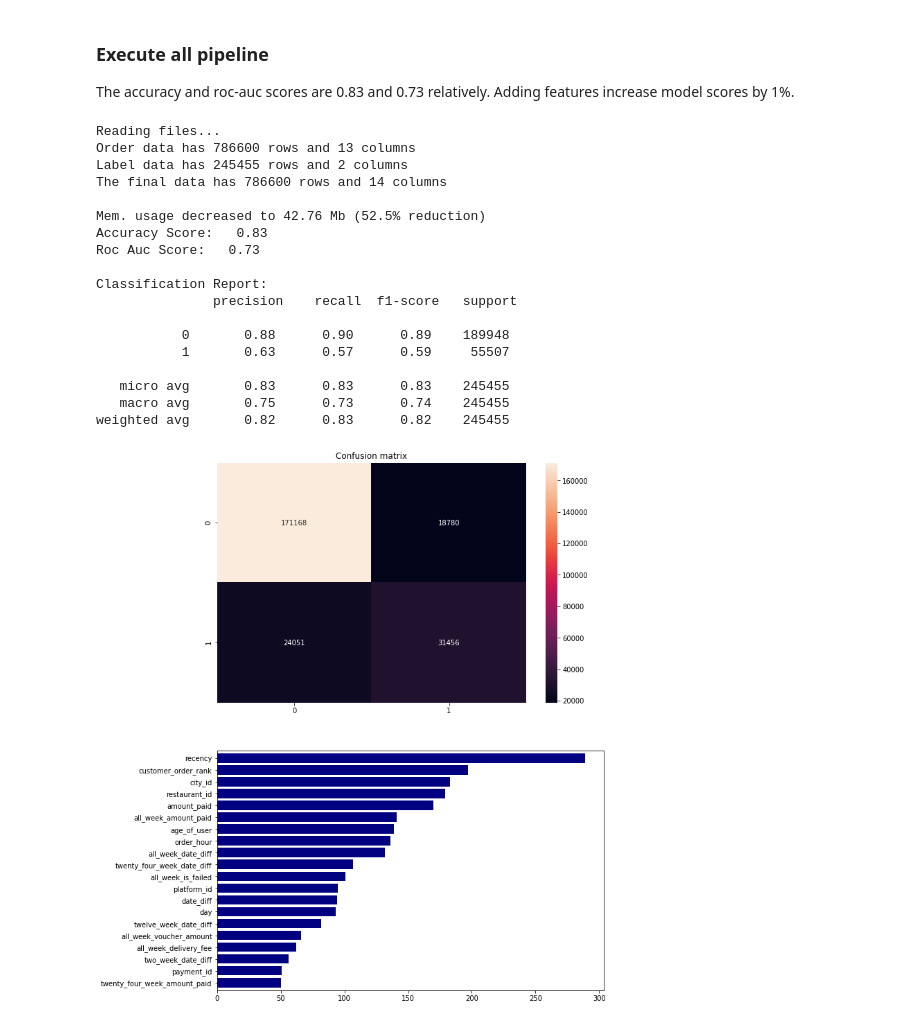
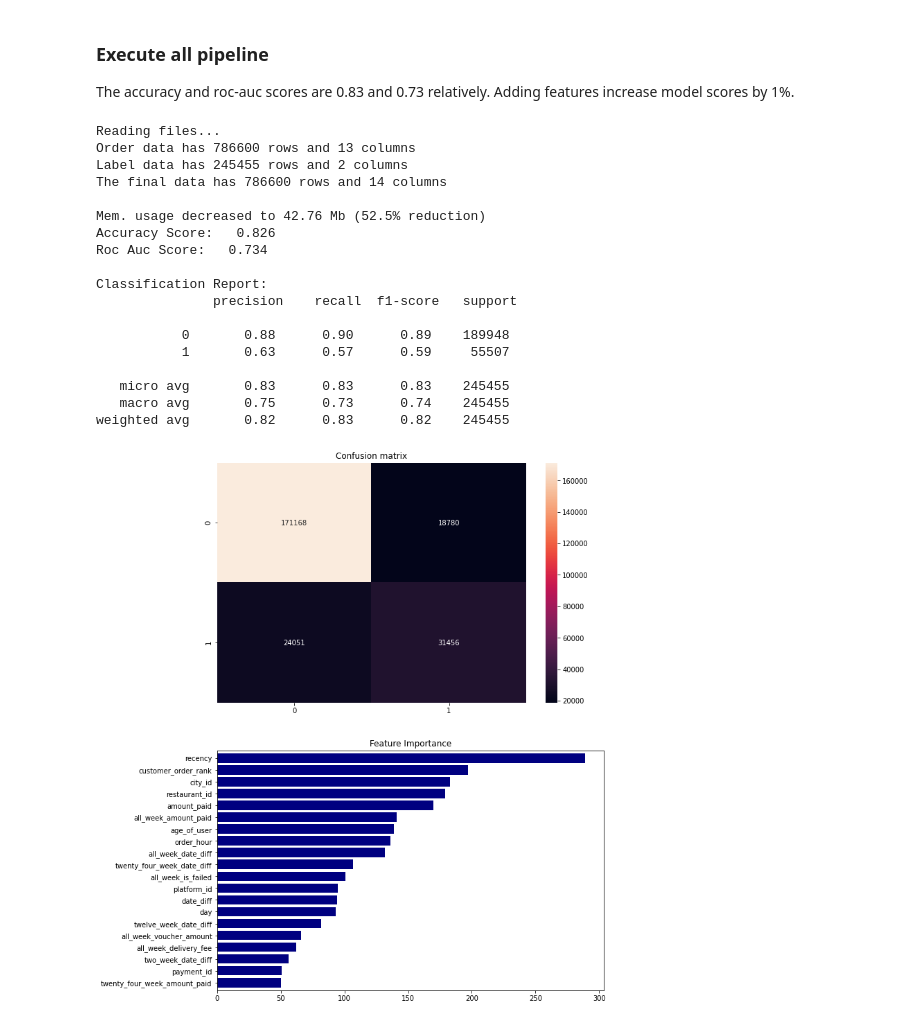
Before and after one commit to hks-task/churn-model, a Jupyter notebook: notebooks/2c.Baseline Model+Time Features+Rolling Features.ipynb, the cells around one changed output. Saved outputs shown, nothing was run; the diff lists cells and outputs as text; code cells hidden in the pictures.

```diff
--- a/notebooks/2c.Baseline Model+Time Features+Rolling Features.ipynb
+++ b/notebooks/2c.Baseline Model+Time Features+Rolling Features.ipynb
@@ -107,20 +107,20 @@ def feature_engineering(df, break_point):
 
     df['order_date'] = pd.to_datetime(df['order_date'])
     df['recency'] = (break_point - df['order_date']) / np.timedelta64(1, 'D')
-    df['first_order_date'] = df.groupby(['customer_id'])['date'].transform('first')
+    df['first_order_date'] = df.groupby(['customer_id'])['order_date'].transform('first')
     df['age_of_user'] = (break_point - df['first_order_date']) / np.timedelta64(1, 'D')
 
-    df['year'] = df['date'].dt.year
-    df['month'] = df['date'].dt.month
-    df['week'] = df['date'].dt.week
-    df['day'] = df['date'].dt.day
-    df['dayofweek'] = df['date'].dt.dayofweek
+    df['year'] = df['order_date'].dt.year
+    df['month'] = df['order_date'].dt.month
+    df['week'] = df['order_date'].dt.week
+    df['day'] = df['order_date'].dt.day
+    df['dayofweek'] = df['order_date'].dt.dayofweek
     df["is_weekend"] = df["dayofweek"].isin([5, 6]).astype(np.int8)
 
     df['demand'] = 1
 
-    df['order_date_shift'] = df.groupby('customer_id')['date'].shift()
-    df['date_diff'] = (df['date'] - df['order_date_shift']) / np.timedelta64(1, 'D')
+    df['order_date_shift'] = df.groupby('customer_id')['order_date'].shift()
+    df['date_diff'] = (df['order_date'] - df['order_date_shift']) / np.timedelta64(1, 'D')
 
     three_day, one_week, two_week, four_week, twelve_week, twenty_four_week,all_week = getWeeklyDates(df, break_point)
 
@@ -148,7 +148,7 @@ We give more weights on class 1 using scale the pos weight parameter to label re
 def run_lgb(df):
 
     y = df['is_returning_customer']
-    X = df.drop(columns=['index', 'customer_id', 'order_date', 'date', 'is_returning_customer',
+    X = df.drop(columns=['index', 'customer_id', 'order_date', 'is_returning_customer',
                         'first_order_date', 'order_date_shift'])
 
     clf = lightgbm.LGBMClassifier(n_jobs= -1, scale_pos_weight=2)
@@ -163,43 +163,41 @@ def run_lgb(df):
     pd.Series(clf.feature_importances_,X.columns).sort_values()[-20:].plot.barh(width=0.8,
                                         color='navy', ax=ax1).set_title('Feature Importance')
 
-    print('Accuracy Score:  ', round(metrics.accuracy_score(y, y_pred), 2))
-    print('Roc Auc Score:  ', round(roc_auc_score(y, y_pred), 2))
+    print('Accuracy Score:  ', round(metrics.accuracy_score(y, y_pred), 3))
+    print('Roc Auc Score:  ', round(roc_auc_score(y, y_pred), 3))
     print("")
     print('Classification Report: \n', classification_report(y, y_pred, target_names=['0', '1']))
-    return predicted
 # %% [markdown]
 ### Execute all pipeline
 
 The accuracy and roc-auc scores are 0.83 and 0.73 relatively. Adding features increase model scores by 1%.
 # %%
-def transform_train_and_eval():
+def execute_pipeline():
 
     df = read_data()
     df = reduce_mem_usage(df, True)
     df = transform_data(df)
     df = feature_engineering(df, break_point)
-    predicted = run_lgb(df)
-    return predicted
+    run_lgb(df)
 
-predicted = transform_train_and_eval()
+execute_pipeline()
 # %% [output]
 Reading files...
 Order data has 786600 rows and 13 columns
 Label data has 245455 rows and 2 columns
 The final data has 786600 rows and 14 columns
 
 Mem. usage decreased to 42.76 Mb (52.5% reduction)
-Accuracy Score:   0.83
-Roc Auc Score:   0.73
+Accuracy Score:   0.826
+Roc Auc Score:   0.734
 
 Classification Report:
                precision    recall  f1-score   support
 
            0       0.88      0.90      0.89    189948
            1       0.63      0.57      0.59     55507
 
    micro avg       0.83      0.83      0.83    245455
    macro avg       0.75      0.73      0.74    245455
 weighted avg       0.82      0.83      0.82    245455
-[figure, old version]
+[figure, new version]
```
Also changed, not shown: 3 other files.
